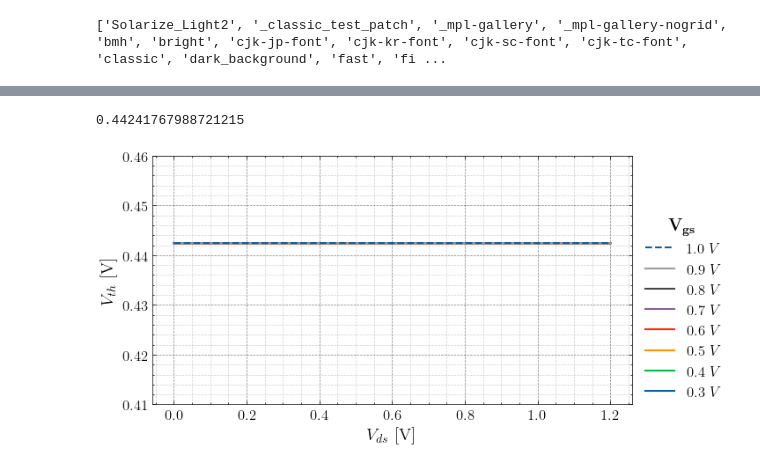
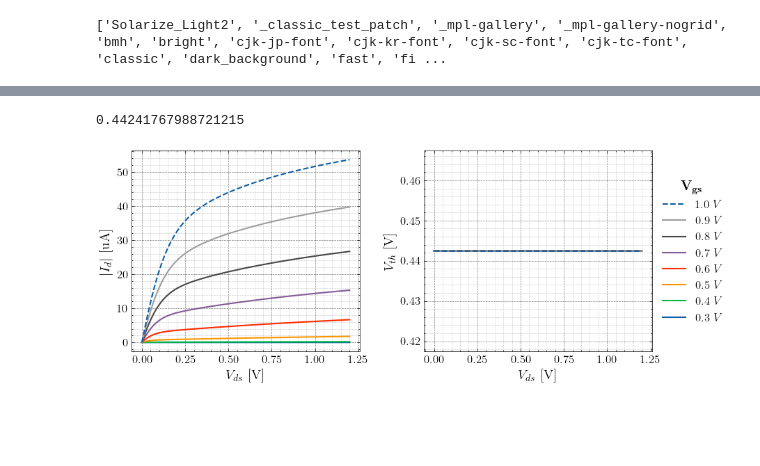
Before and after one commit to CedricHirschi/ngspice_cosim_inv, a Jupyter notebook: visualization/nmos_characteristics.ipynb, the cells around one changed output, grey strips where cells are left out. Cells and saved outputs as stored; diff of their text form; code cells hidden in the pictures; blank space fills up the shorter version.

```diff
--- a/visualization/nmos_characteristics.ipynb
+++ b/visualization/nmos_characteristics.ipynb
@@ -121,10 +219,13 @@ plot_vds_vgs_sweep(np.abs(i_vd * 1e6), "$\\left|I_{d}\\right|$ [uA]", filename="
 # %%
 print(np.mean(v_th))
 
-plot_vds_vgs_sweep(v_th, "$V_{th}$ [V]", ylim=(0.41, 0.46), filename="vth")
+# plot_vds_vgs_sweep(v_th, "$V_{th}$ [V]", ylim=(v_th.min() - 0.025, v_th.max() + 0.025), filename="vth")
 # %% [output]
 0.44241767988721215
-[figure, removed]
+# %%
+plot_vds_vgs_sweep_dual((np.abs(i_vd * 1e6), v_th), ("$\\left|I_{d}\\right|$ [uA]", "$V_{th}$ [V]"), (False, False), (None, (v_th.min() - 0.025, v_th.max() + 0.025)), filename="id_vth")
+# %% [output]
+[figure, added]
 # %%
 print(np.max(gm) * 1e3)
 
```
Also changed, not shown: parts of 10 cells of this notebook, 22 other files.
